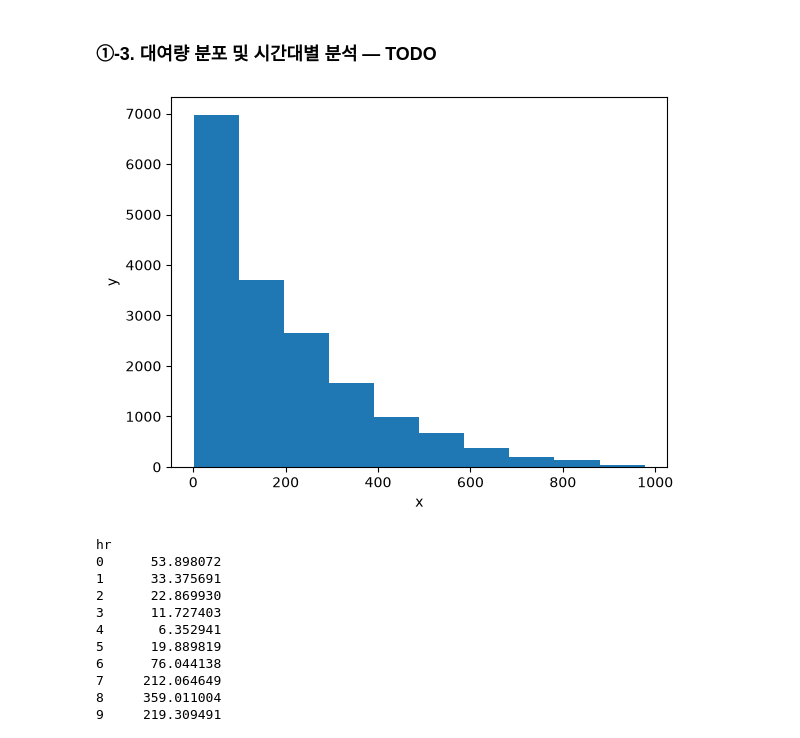
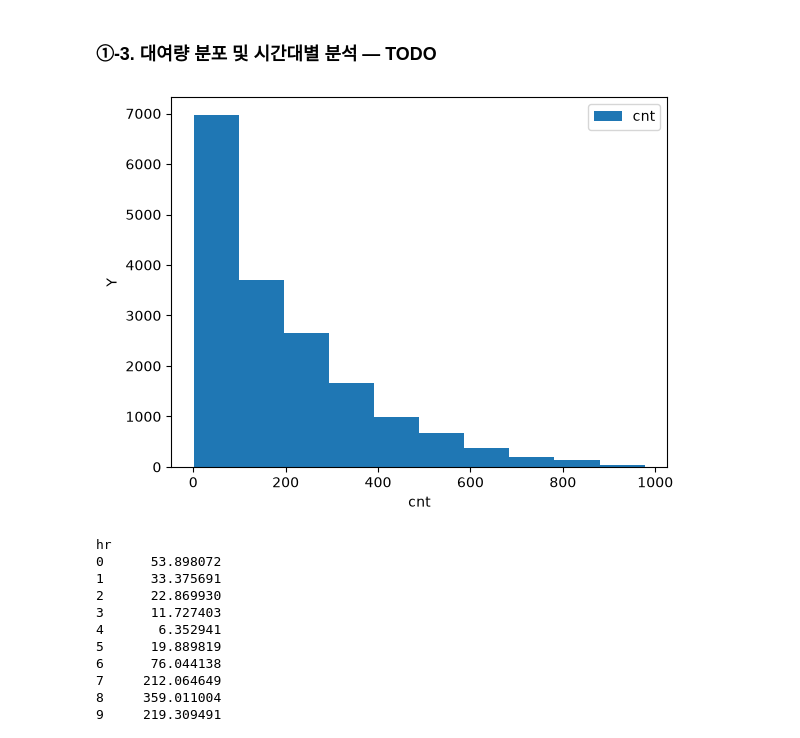
Before and after one commit to kingkingpo/ai-mini-projects, a Jupyter notebook: mini-project-01/code/01_regression_bike_demand.ipynb, the cells around one changed output. Saved outputs shown, nothing was run; the diff lists cells and outputs as text; code cells hidden in the pictures.

```diff
--- a/mini-project-01/code/01_regression_bike_demand.ipynb
+++ b/mini-project-01/code/01_regression_bike_demand.ipynb
@@ -109,12 +109,13 @@ dtype: int64
 # %%
 # TODO 1-4. cnt의 분포를 히스토그램으로 시각화합니다.
 # 힌트: plt.hist(), plt.xlabel(), plt.ylabel(), plt.show()
 plt.hist(df['cnt'], label='cnt')
-plt.xlabel('x')
-plt.ylabel('y')
+plt.xlabel('cnt')
+plt.ylabel('Y')
+plt.legend()
 plt.show()
 # %% [output]
-[figure, old version]
+[figure, new version]
 # %%
 # TODO 1-5. 시간대(hr)별 평균 대여량을 계산합니다.
 # 힌트: groupby("hr")["cnt"].mean()
```
Also changed, not shown: parts of 6 cells of this notebook, 6 other files.
